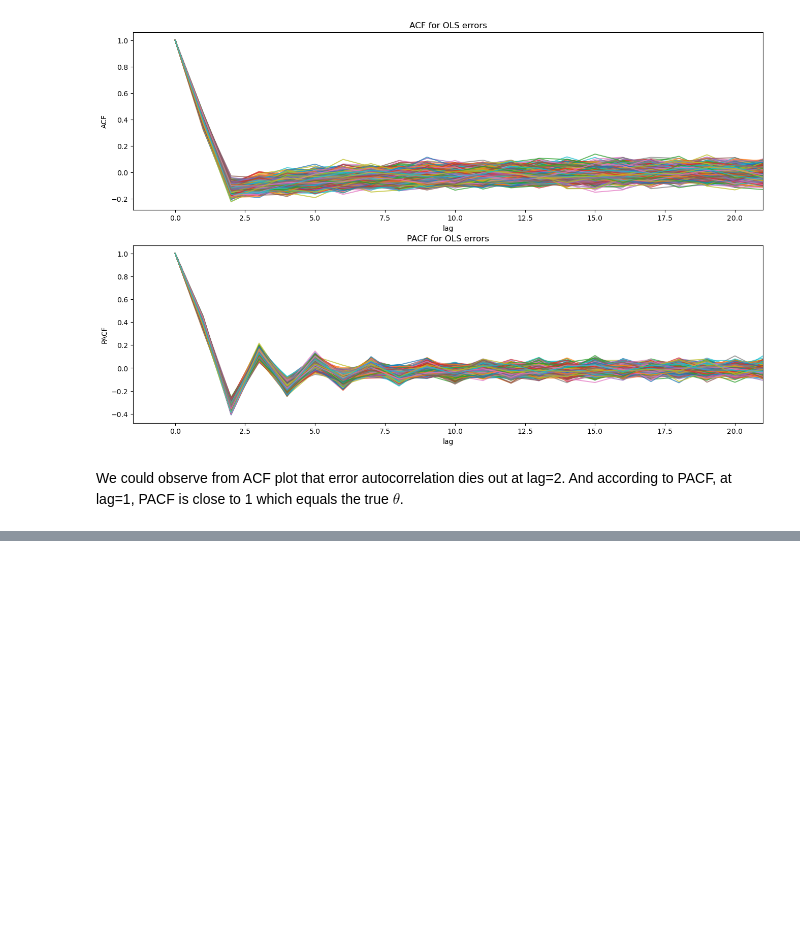
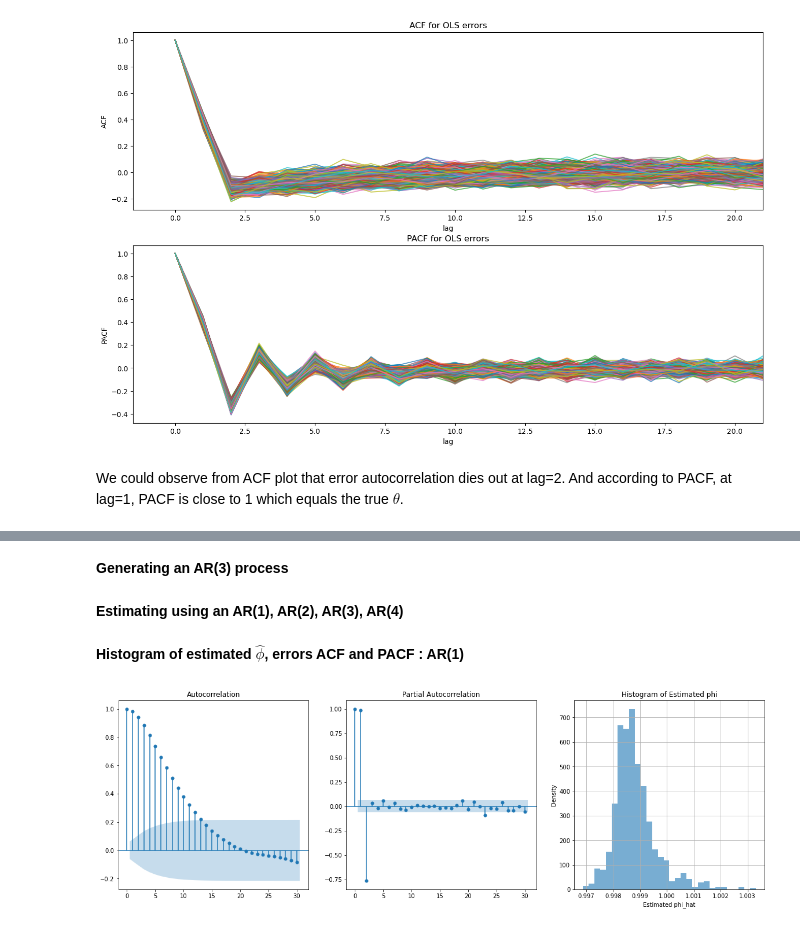
Before and after one commit to lmaksymenko/BerkeleyCourses, a Jupyter notebook: MFE230E/Answers_to_PS3_230E.ipynb, the cells around one changed output, grey strips where cells are left out. Saved outputs shown, nothing was run; the diff lists cells and outputs as text; code cells hidden in the pictures; blank space fills up the shorter version.

```diff
--- a/MFE230E/Answers_to_PS3_230E.ipynb
+++ b/MFE230E/Answers_to_PS3_230E.ipynb
@@ -135,0 +140,16 @@ We could observe from ACF plot that error autocorrelation dies out at lag=2. And
+# %% [markdown]
+**Generating an AR(3) process**
+# %%
+N = 1000    # number of simulations
+x = np.zeros((N, N))
+lambda_1 = 0.95
+lambda_2 = 0.9
+lambda_3 = 0.8
+for i in range(3, N):
+    e_t = np.random.normal(0, 1, N)
+    x[:, i] = (lambda_1 + lambda_2 + lambda_3) * x[:, i - 1] - \
+              (lambda_1 * lambda_2 + lambda_2 * lambda_3 + lambda_1 * lambda_3) * x[:, i - 2] + \
+              (lambda_1 * lambda_2 * lambda_3) * x[:, i - 3] + \
+              e_t
+# %% [markdown]
+**Estimating using an AR(1), AR(2), AR(3), AR(4)**
@@ -135,0 +208,18 @@ We could observe from ACF plot that error autocorrelation dies out at lag=2. And
+# %% [markdown]
+**Histogram of estimated $\hat{\phi}$, errors ACF and PACF : AR(1)**
+# %%
+fig, ax = plt.subplots(1, 3, figsize=(20, 6))
+
+_acf = plot_acf(error_list_ar1[0], ax=ax[0])
+_pacf = plot_pacf(error_list_ar1[0], ax=ax[1])
+
+ax[2].hist(phi_list_ar1,
+           bins=30,
+           density=True,
+           alpha=0.6)
+plt.title('Histogram of Estimated phi')
+plt.xlabel('Estimated phi_hat')
+plt.ylabel('Density')
+plt.grid(True)
+# %% [output]
+[figure, added]
```
Also changed, not shown: parts of 41 cells of this notebook.
